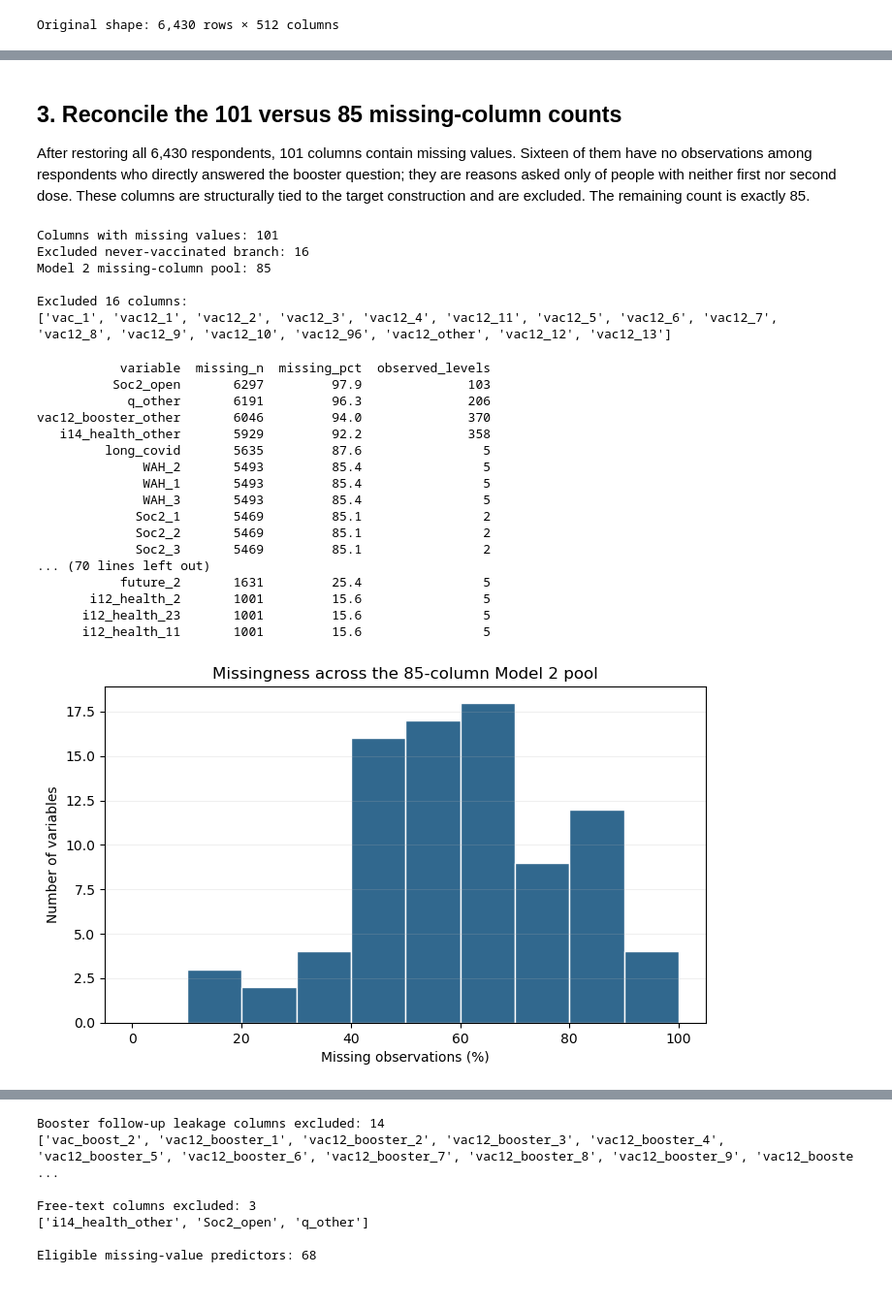
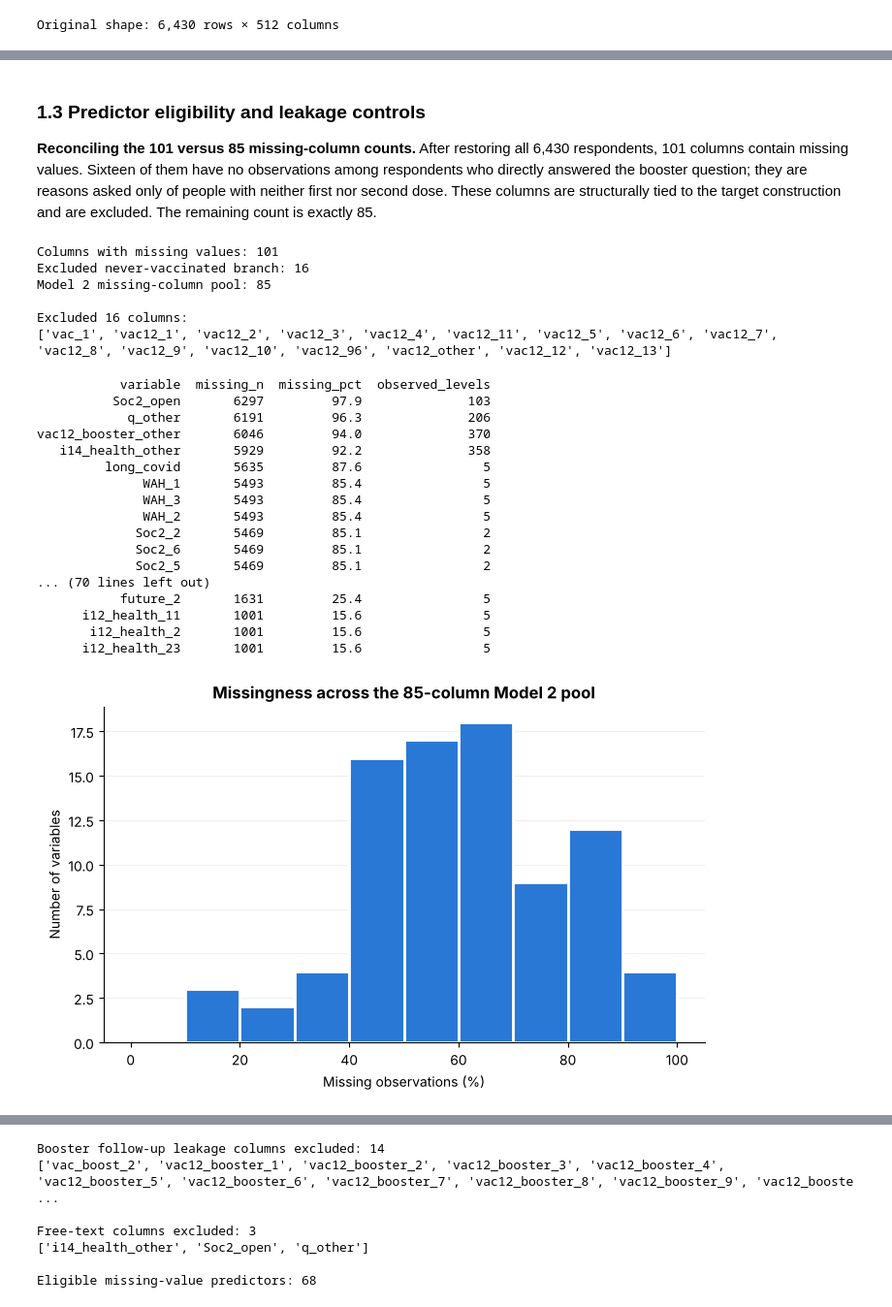
Before and after one commit to jimmyrua/8413-ML-GA1, a Jupyter notebook: GA1_model_2_missing_values.ipynb, the cells around one changed output, grey strips where cells are left out. Shown at 97% size. Saved outputs shown, nothing was run; the diff lists cells and outputs as text; code cells hidden in the pictures.

```diff
--- a/GA1_model_2_missing_values.ipynb
+++ b/GA1_model_2_missing_values.ipynb
@@ -5,27 +82,18 @@ Target: `vac_boost_1` (whether the respondent received a COVID-19 booster or thi
 # %%
-from pathlib import Path
-import numpy as np
-import pandas as pd
-import matplotlib.pyplot as plt
-
-input_path = Path("COVID-19BehaviorData_CAN2022.csv")
-if not input_path.exists():
+if not DATA_FILE.exists():
     try:
         from google.colab import files
     except ImportError as exc:
         raise FileNotFoundError(
-            f"Put {input_path.name} in the same folder as this notebook, then run again."
+            f"Put {DATA_FILE.name} in the same folder as this notebook, then run again."
         ) from exc
-    print(f"Upload {input_path.name} to the Colab runtime.")
+    print(f"Upload {DATA_FILE.name} to the Colab runtime.")
     uploaded = files.upload()
-    if input_path.name not in uploaded:
-        raise FileNotFoundError(f"Upload the file named {input_path.name} to continue.")
+    if DATA_FILE.name not in uploaded:
+        raise FileNotFoundError(f"Upload the file named {DATA_FILE.name} to continue.")
 
-data = pd.read_csv(input_path, low_memory=False)
+data = pd.read_csv(DATA_FILE, low_memory=False)
 print(f"Original shape: {data.shape[0]:,} rows × {data.shape[1]:,} columns")
-from sklearn.compose import ColumnTransformer
-from sklearn.pipeline import Pipeline
-from sklearn.preprocessing import OneHotEncoder, StandardScaler
 # %% [output]
 Original shape: 6,430 rows × 512 columns
 # %% [markdown]
@@ -139,0 +154,14 @@ The EDA is descriptive rather than causal. In particular, `qweek` may capture ti
+# %%
+cleaned_data["i2_health"] = pd.to_numeric(cleaned_data["i2_health"], errors="coerce")
+
+print(f"Duplicate respondent IDs: {cleaned_data['RecordNo'].duplicated().sum()}")
+print(f"Duplicate response rows (ignoring ID): {cleaned_data.drop(columns='RecordNo').duplicated().sum()}")
+
+numeric_profile = cleaned_data[NUMERIC_PREDICTORS].describe(percentiles=[0.5, 0.99]).T
+numeric_profile["missing_n"] = cleaned_data[NUMERIC_PREDICTORS].isna().sum()
+numeric_profile["skewness"] = cleaned_data[NUMERIC_PREDICTORS].skew()
+print("\nNumeric predictors before transformation:")
+print(numeric_profile.round(2).to_string())
+
+cleaned_data["i2_health"] = np.log1p(cleaned_data["i2_health"])
+print(f"\nSkewness of log(1 + close contacts): {cleaned_data['i2_health'].skew():.2f}")
@@ -140,7 +179,7 @@ The EDA is descriptive rather than causal. In particular, `qweek` may capture ti
 # %% [markdown]
-## 3. Reconcile the 101 versus 85 missing-column counts
+### 1.3 Predictor eligibility and leakage controls
 
-After restoring all 6,430 respondents, 101 columns contain missing values. Sixteen of them have no observations among respondents who directly answered the booster question; they are reasons asked only of people with neither first nor second dose. These columns are structurally tied to the target construction and are excluded. The remaining count is exactly 85.
+**Reconciling the 101 versus 85 missing-column counts.** After restoring all 6,430 respondents, 101 columns contain missing values. Sixteen of them have no observations among respondents who directly answered the booster question; they are reasons asked only of people with neither first nor second dose. These columns are structurally tied to the target construction and are excluded. The remaining count is exactly 85.
 # %%
 columns_with_missing = [name for name in cleaned_data if cleaned_data[name].isna().any()]
 direct_booster_answer = original_booster_response.notna()
@@ -168,34 +207,38 @@ Excluded 16 columns:
 # %%
 missing_summary = pd.DataFrame({
     "variable": missing_85,
     "missing_n": [cleaned_data[name].isna().sum() for name in missing_85],
     "missing_pct": [cleaned_data[name].isna().mean() * 100 for name in missing_85],
     "observed_levels": [cleaned_data[name].nunique(dropna=True) for name in missing_85],
 }).sort_values("missing_pct", ascending=False)
 print(missing_summary.round(1).to_string(index=False))
 
 fig, ax = plt.subplots(figsize=(8, 4.5))
-ax.hist(missing_summary["missing_pct"], bins=np.arange(0, 105, 10), color="#31688e", edgecolor="white")
-ax.set(title="Missingness across the 85-column Model 2 pool", xlabel="Missing observations (%)", ylabel="Number of variables")
-ax.grid(axis="y", alpha=0.2)
+ax.hist(missing_summary["missing_pct"], bins=np.arange(0, 105, 10), color=PRIMARY_COLOR, edgecolor="white", linewidth=2)
+ax.set(
+    title="Missingness across the 85-column Model 2 pool",
+    xlabel="Missing observations (%)",
+    ylabel="Number of variables",
+)
+ax.grid(axis="x", visible=False)
 plt.show()
 # %% [output]
            variable  missing_n  missing_pct  observed_levels
           Soc2_open       6297         97.9              103
             q_other       6191         96.3              206
 vac12_booster_other       6046         94.0              370
    i14_health_other       5929         92.2              358
          long_covid       5635         87.6                5
-              WAH_2       5493         85.4                5
               WAH_1       5493         85.4                5
               WAH_3       5493         85.4                5
-             Soc2_1       5469         85.1                2
+              WAH_2       5493         85.4                5
              Soc2_2       5469         85.1                2
-             Soc2_3       5469         85.1                2
+             Soc2_6       5469         85.1                2
+             Soc2_5       5469         85.1                2
 ... (70 lines left out)
            future_2       1631         25.4                5
+      i12_health_11       1001         15.6                5
        i12_health_2       1001         15.6                5
       i12_health_23       1001         15.6                5
-      i12_health_11       1001         15.6                5
-[figure, old version]
+[figure, new version]
 # %% [markdown]
```
Also changed, not shown: parts of 39 cells of this notebook.
